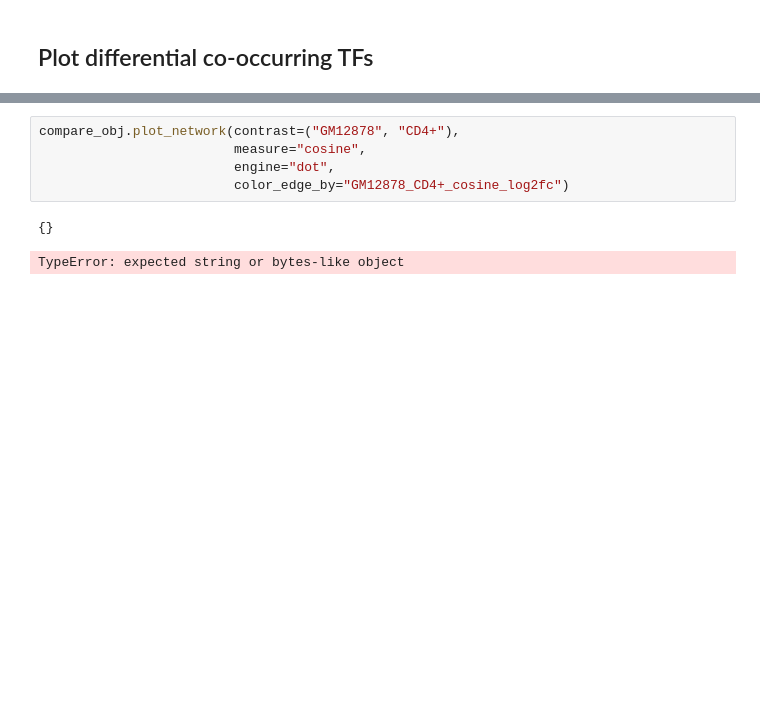
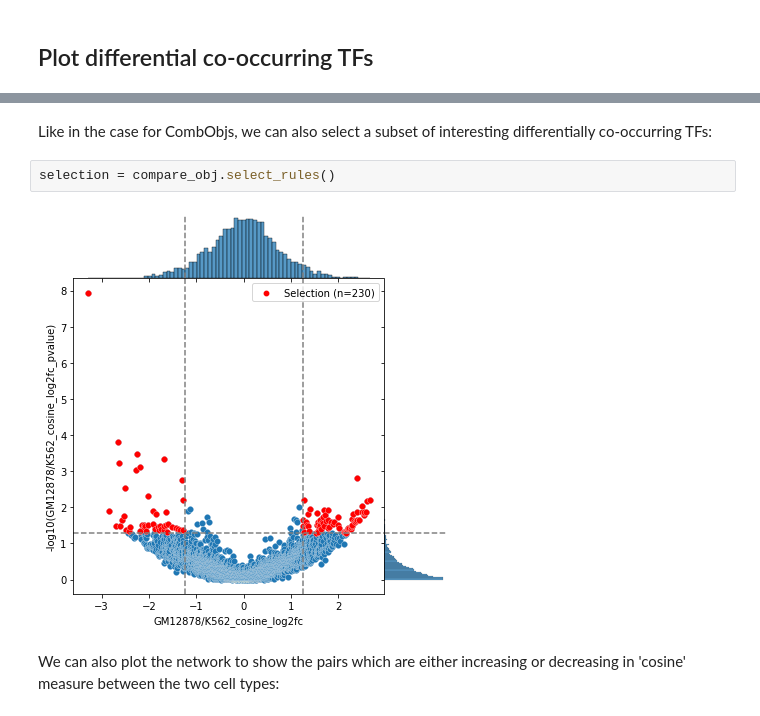
Before and after one commit to loosolab/TF-COMB, a Jupyter notebook: examples/Differential_analysis.ipynb, the cells around one changed output, grey strips where cells are left out. Saved outputs shown, nothing was run; the diff lists cells and outputs as text; blank space fills up the shorter version.

```diff
--- a/examples/Differential_analysis.ipynb
+++ b/examples/Differential_analysis.ipynb
@@ -60,8 +61,8 @@ compare_obj.plot_heatmap(color_by="GM12878_CD4+_cosine_log2fc")
-# %%
-compare_obj.plot_network(contrast=("GM12878", "CD4+"),
-                         measure="cosine",
-                         engine="dot",
-                         color_edge_by="GM12878_CD4+_cosine_log2fc")
-# %% [output]
-{}
-TypeError: expected string or bytes-like object
+# %% [markdown]
+Like in the case for CombObjs, we can also select a subset of interesting differentially co-occurring TFs:
+# %%
+selection = compare_obj.select_rules()
+# %% [output]
+[figure, added]
+# %% [markdown]
+We can also plot the network to show the pairs which are either increasing or decreasing in 'cosine' measure between the two cell types:
```
Also changed, not shown: parts of 13 cells of this notebook, 2 other files.
